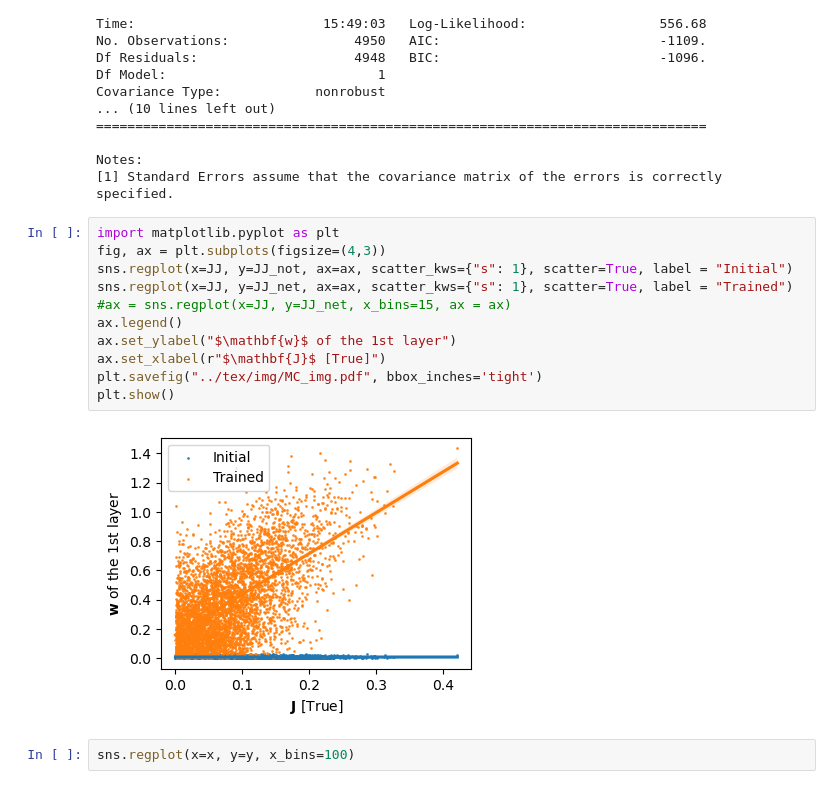
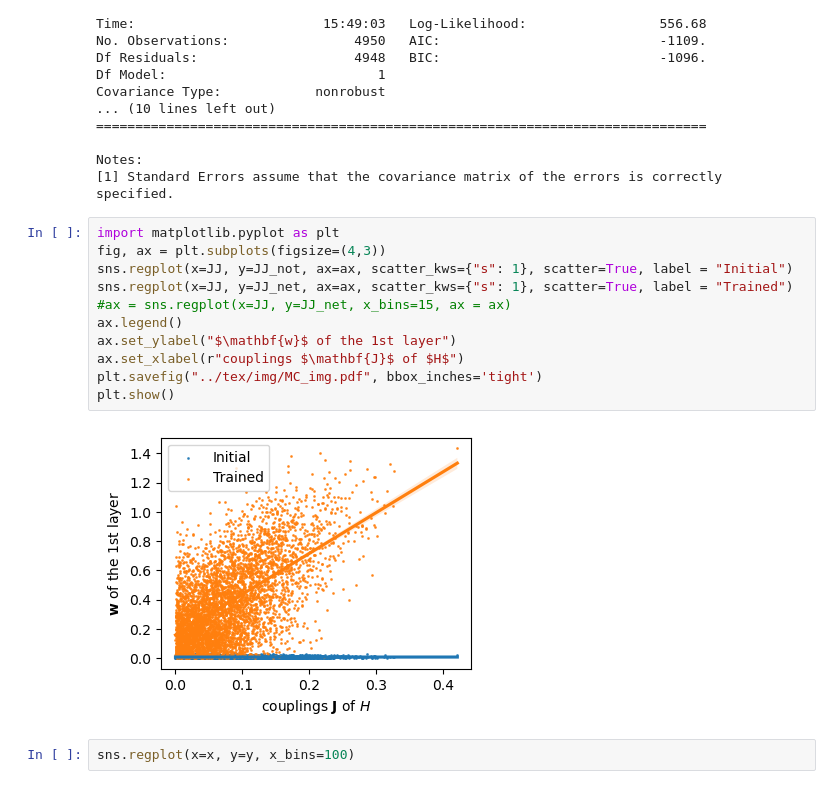
Before and after one commit to ocadni/h2arnn, a Jupyter notebook: results/SK/MC_img.ipynb, the cells around one changed output. Drawn from its saved outputs; the diff is of its cells as text.

```diff
--- a/results/SK/MC_img.ipynb
+++ b/results/SK/MC_img.ipynb
@@ -70,16 +70,16 @@ Notes:
 # %%
 import matplotlib.pyplot as plt
 fig, ax = plt.subplots(figsize=(4,3))
 sns.regplot(x=JJ, y=JJ_not, ax=ax, scatter_kws={"s": 1}, scatter=True, label = "Initial")
 sns.regplot(x=JJ, y=JJ_net, ax=ax, scatter_kws={"s": 1}, scatter=True, label = "Trained")
 #ax = sns.regplot(x=JJ, y=JJ_net, x_bins=15, ax = ax)
 ax.legend()
 ax.set_ylabel("$\mathbf{w}$ of the 1st layer")
-ax.set_xlabel(r"$\mathbf{J}$ [True]")
+ax.set_xlabel(r"couplings $\mathbf{J}$ of $H$")
 plt.savefig("../tex/img/MC_img.pdf", bbox_inches='tight')
 plt.show()
 # %% [output]
-[figure, old version]
+[figure, new version]
 # %%
 sns.regplot(x=x, y=y, x_bins=100)
 # %% [output]
```
Also changed, not shown: 6 other files.
